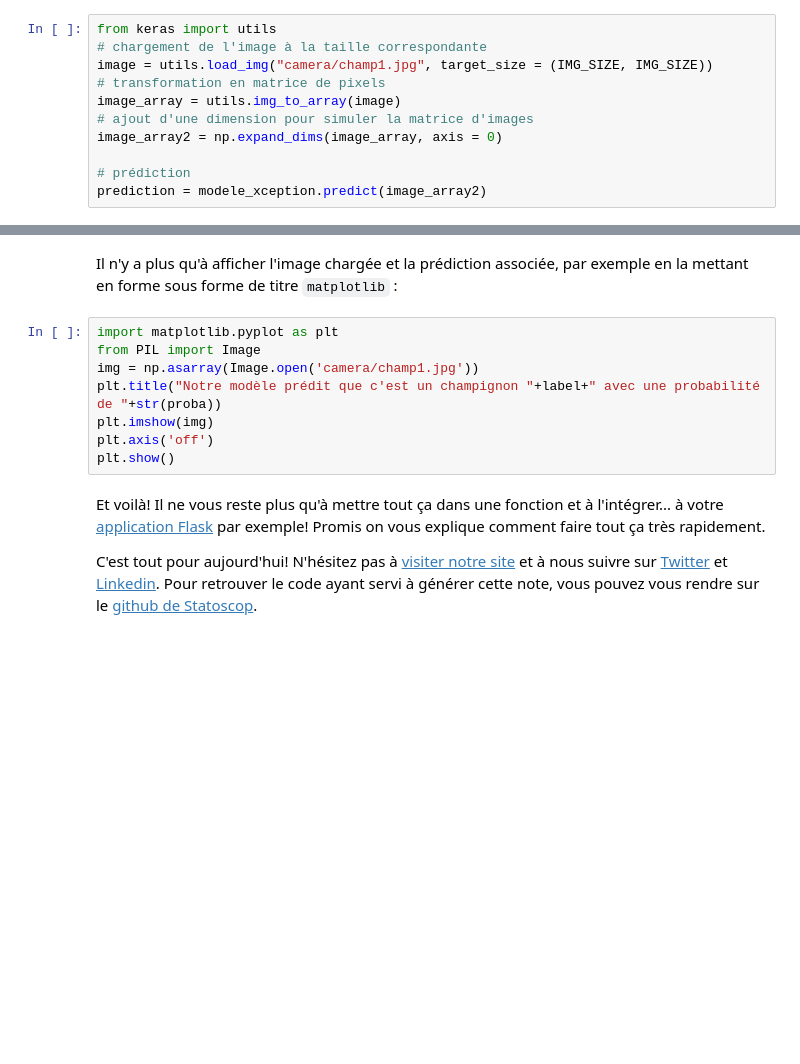
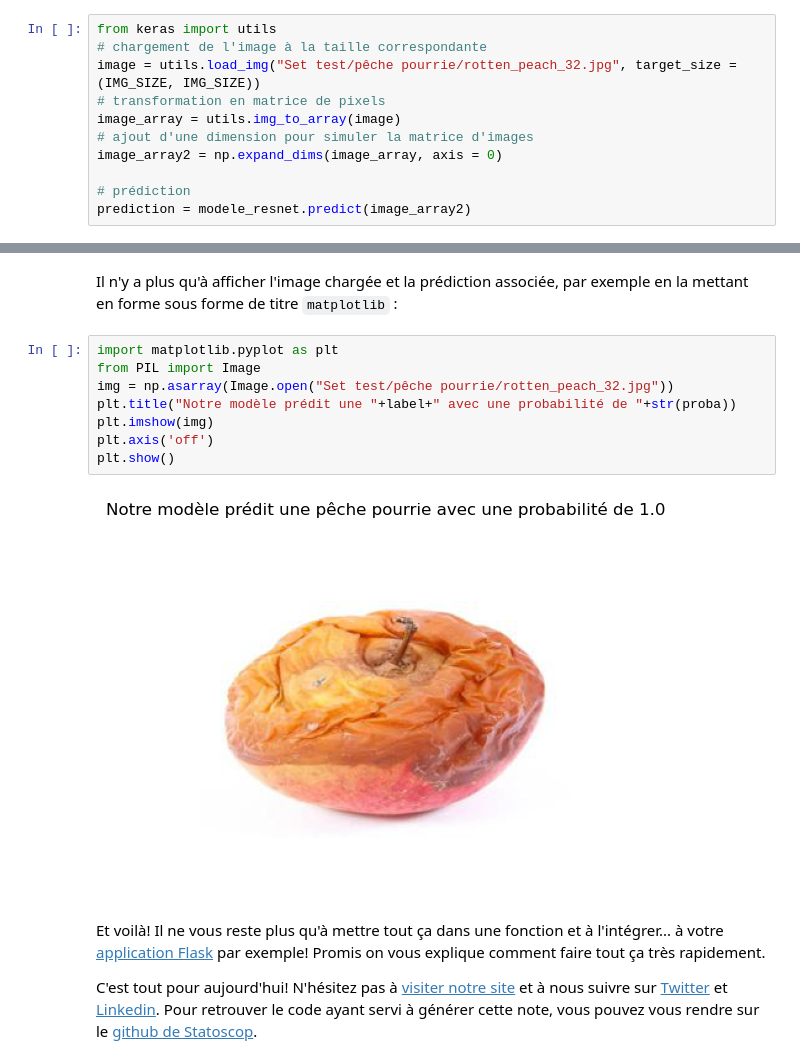
Before and after one commit to Statoscop/notebooks-blog, a Jupyter notebook: Transfer Learning avec Keras/transfer learning Keras.ipynb, the cells around one changed output, grey strips where cells are left out. Cells and saved outputs as stored; diff of their text form; blank space fills up the shorter version.

```diff
--- a/Transfer Learning avec Keras/transfer learning Keras.ipynb
+++ b/Transfer Learning avec Keras/transfer learning Keras.ipynb
@@ -267,11 +258,11 @@ On propose enfin une méthode pour afficher la prédiction sur une nouvelle imag
 # %%
 from keras import utils
 # chargement de l'image à la taille correspondante
-image = utils.load_img("camera/champ1.jpg", target_size = (IMG_SIZE, IMG_SIZE))
+image = utils.load_img("Set test/pêche pourrie/rotten_peach_32.jpg", target_size = (IMG_SIZE, IMG_SIZE))
 # transformation en matrice de pixels
 image_array = utils.img_to_array(image)
 # ajout d'une dimension pour simuler la matrice d'images
 image_array2 = np.expand_dims(image_array, axis = 0)
 
 # prédiction
-prediction = modele_xception.predict(image_array2)
+prediction = modele_resnet.predict(image_array2)
@@ -290,11 +285,13 @@ Il n'y a plus qu'à afficher l'image chargée et la prédiction associée, par e
 # %%
 import matplotlib.pyplot as plt
 from PIL import Image
-img = np.asarray(Image.open('camera/champ1.jpg'))
-plt.title("Notre modèle prédit que c'est un champignon "+label+" avec une probabilité de "+str(proba))
+img = np.asarray(Image.open("Set test/pêche pourrie/rotten_peach_32.jpg"))
+plt.title("Notre modèle prédit une "+label+" avec une probabilité de "+str(proba))
 plt.imshow(img)
 plt.axis('off')
 plt.show()
+# %% [output]
+[figure, added]
 # %% [markdown]
 Et voilà! Il ne vous reste plus qu'à mettre tout ça dans une fonction et à l'intégrer... à votre [application Flask](https://flask.palletsprojects.com/en/3.0.x/) par exemple! Promis on vous explique comment faire tout ça très rapidement.
 
```
Also changed, not shown: parts of 27 cells of this notebook.
